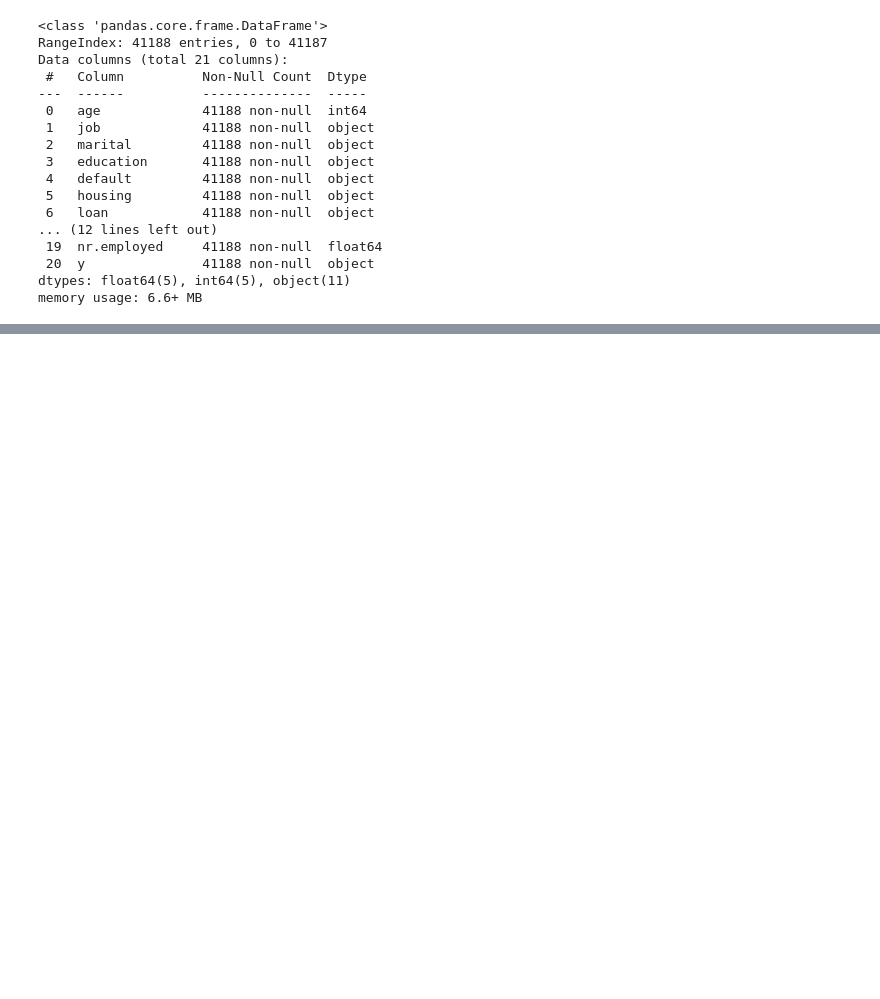
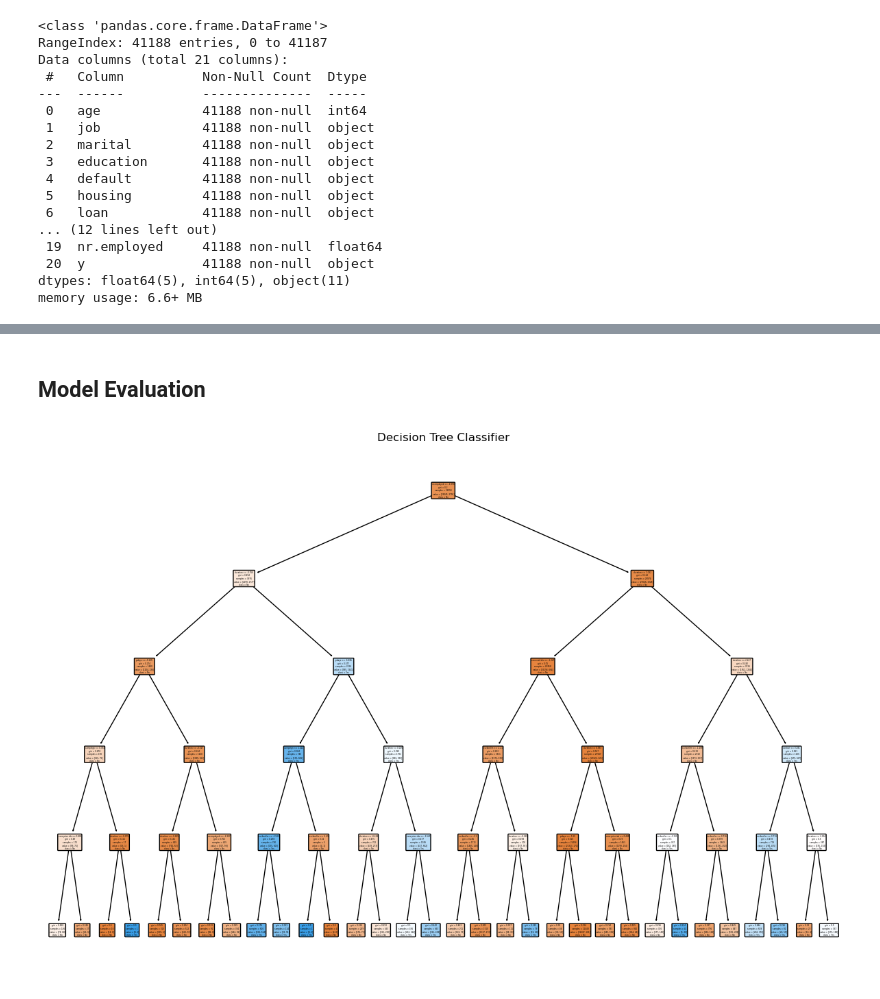
Before and after one commit to Sriworks1/AI-ML-Classifier-Comparison, a Jupyter notebook: Classifier-Comparison.ipynb, the cells around one changed output, grey strips where cells are left out. Cells and saved outputs as stored; diff of their text form; code cells hidden in the pictures; blank space fills up the shorter version.

```diff
--- a/Classifier-Comparison.ipynb
+++ b/Classifier-Comparison.ipynb
@@ -53,0 +119,14 @@ memory usage: 6.6+ MB
+# %%
+# Split the dataset into features and target variable
+X = df_copy.drop('y', axis=1)
+y = df_copy['y']
+
+# Split the data into training and testing sets
+X_train, X_test, y_train, y_test = train_test_split(X, y, test_size=0.2, random_state=42)
+
+# Scale the numeric values.
+scaler = StandardScaler()
+X_train_scaled = scaler.fit_transform(X_train)
+X_test_scaled = scaler.transform(X_test)
+# %% [markdown]
+## Model Evaluation
@@ -53,0 +156,13 @@ memory usage: 6.6+ MB
+# %%
+# Digging more on Decision Tree Classifier.
+
+tree_grid = GridSearchCV(DecisionTreeClassifier(), param_grid={'max_depth': [None, 5, 10]}, cv=5).fit( X_train_scaled, y_train)
+tree = DecisionTreeClassifier(**tree_grid.best_params_).fit(X_train_scaled, y_train)
+
+# Plot the decision tree
+plt.figure(figsize=(15, 10))
+plot_tree(tree, feature_names=X.columns, class_names=['No', 'Yes'], filled=True, rounded=True)
+plt.title('Decision Tree Classifier')
+plt.show()
+# %% [output]
+[figure, added]
```
Also changed, not shown: parts of 13 cells of this notebook, 8 other files.
